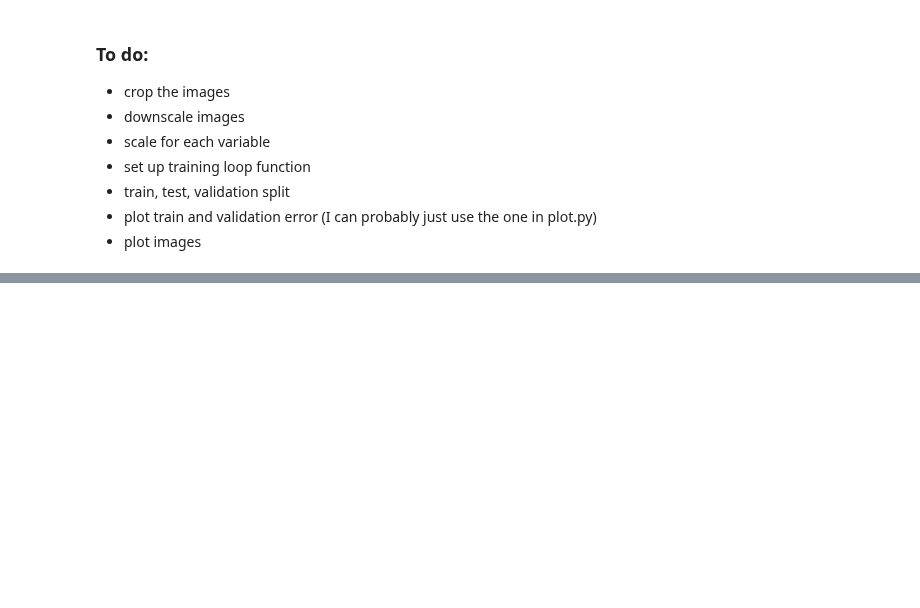
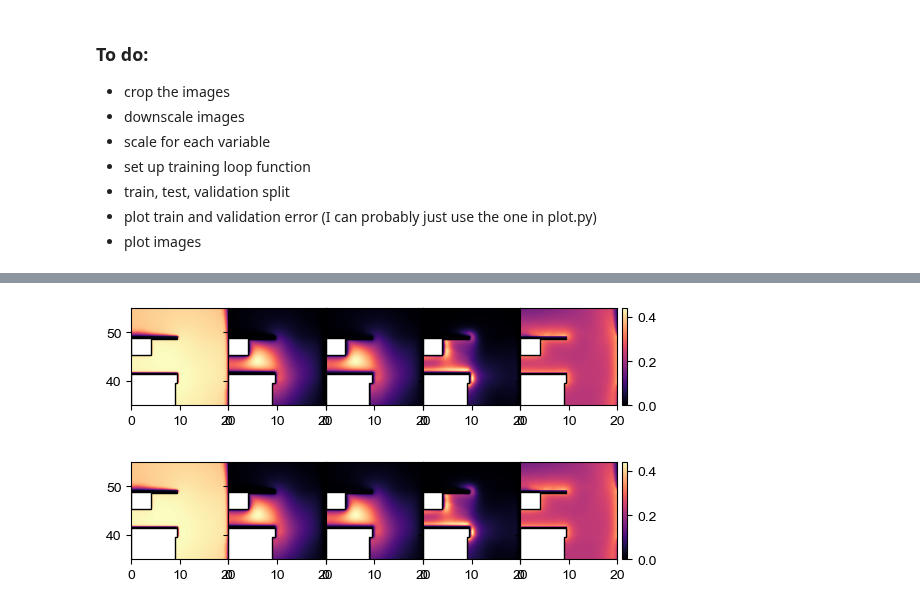
Before and after one commit to jarltc/2d-discharge-nn, a Jupyter notebook: torch/ae_epoch.ipynb, the cells around one changed output, grey strips where cells are left out. Cells and saved outputs as stored; diff of their text form; code cells hidden in the pictures; blank space fills up the shorter version.

```diff
--- a/torch/ae_epoch.ipynb
+++ b/torch/ae_epoch.ipynb
@@ -60,0 +126,4 @@ plot_data(test)
+# %%
+nc_path = root/'data'/'interpolation_datasets'/'full_interpolation.nc'
+ds = xr.open_dataset(nc_path)
+ds
@@ -60,0 +148,6 @@ plot_data(test)
+# %%
+for variable in list(ds.keys()):
+    var_data = np.nan_to_num(ds[variable].values)
+    print(var_data.min())
+    print(var_data.max())
+    print('\n')
@@ -60,0 +173,28 @@ plot_data(test)
+# %%
+def minmax_scale(image):
+
+    scaled_arrays = []
+
+    for i, variable in enumerate(list(ds.keys())):
+
+        var_data = np.nan_to_num(ds[variable].values)
+        a = 0.0  # force 0 minimum
+        b = var_data.max()
+
+        data_array = image[i, :, :]
+
+        # minmax scale
+        scaled_arrays.append((data_array-a) / (b - a))
+
+    scaled = np.stack(scaled_arrays)
+
+    assert scaled.shape == image.shape
+
+    return scaled
+# %%
+minmax = minmax_scale(cropped)
+# %%
+plot_crop(minmax, 'single')
+# %% [output]
+[figure, added]
+[figure, added]
```
Also changed, not shown: parts of 14 cells of this notebook.
